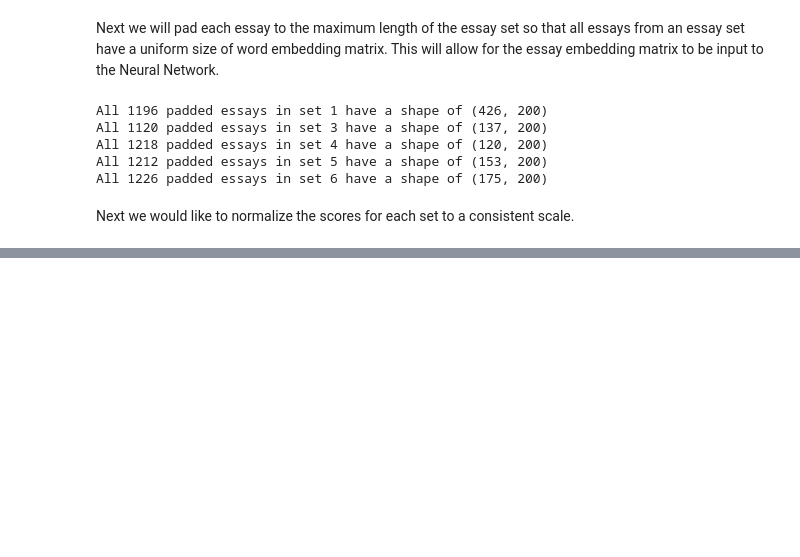
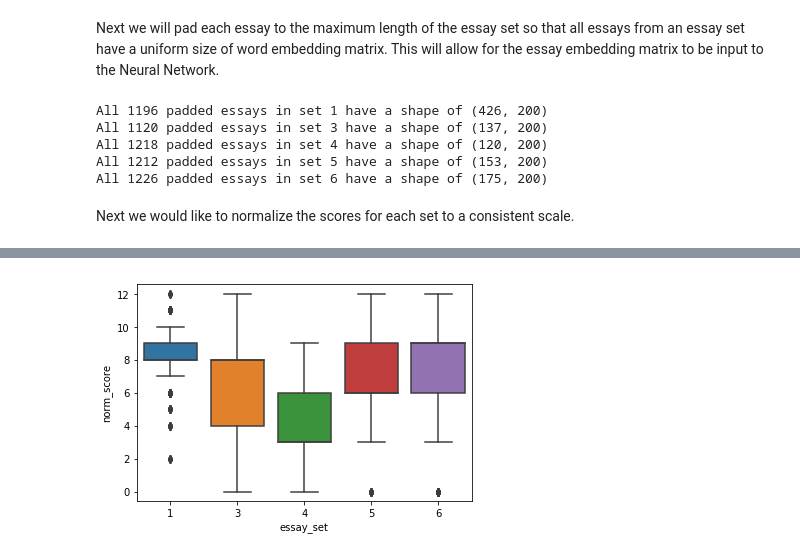
Before and after one commit to ac4391/EssayGrader, a Jupyter notebook: preprocess.ipynb, the cells around one changed output, grey strips where cells are left out. Cells and saved outputs as stored; diff of their text form; code cells hidden in the pictures; blank space fills up the shorter version.

```diff
--- a/preprocess.ipynb
+++ b/preprocess.ipynb
@@ -139,0 +155,5 @@ train_df.to_pickle('./data/train_df.pkl')
+# %%
+#Distribution of the final score (sum of both)
+_ = sns.boxplot(x='essay_set', y='norm_score', data = train_df)
+# %% [output]
+[figure, added]
```
Also changed, not shown: parts of 7 cells of this notebook.
